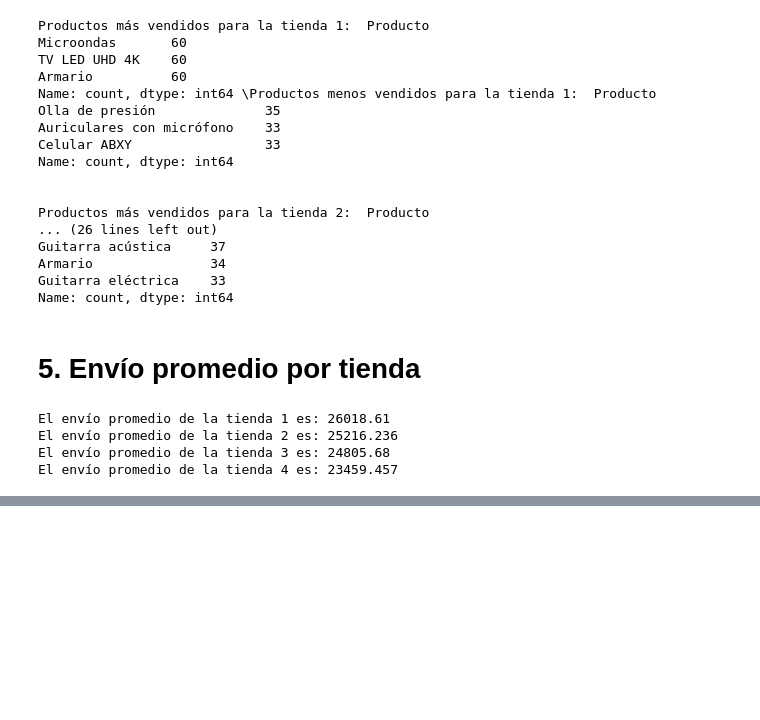
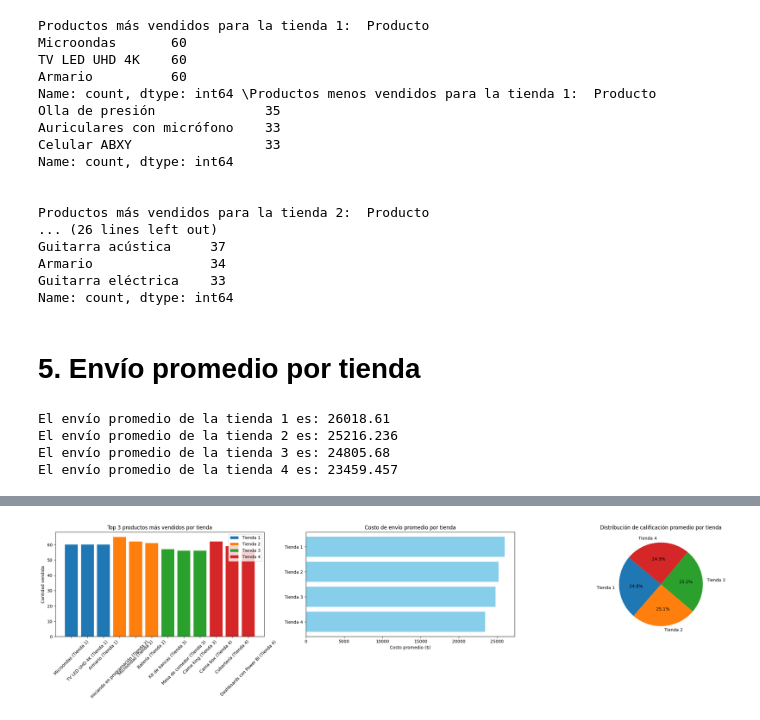
Before and after one commit to KarenSuarezIng/Challenge-Alura-Store, a Jupyter notebook: AluraStoreLatam.ipynb, the cells around one changed output, grey strips where cells are left out. Drawn from its saved outputs; the diff is of its cells as text; code cells hidden in the pictures; blank space fills up the shorter version.

Commit message:
Grafica e informe

```diff
--- a/AluraStoreLatam.ipynb
+++ b/AluraStoreLatam.ipynb
@@ -151,0 +172,48 @@ El envío promedio de la tienda 4 es: 23459.457
+# %%
+import matplotlib.pyplot as plt
+import pandas as pd
+
+# Crear listas para almacenar top 3 de cada tienda
+top_3_list = []
+
+# Llenar las listas con los datos de productos más vendidos
+for i in range(4):
+    top = listaProductos[i].head(3).reset_index()
+    top.columns = ['Producto', 'Cantidad']
+    top['Tienda'] = f'Tienda {i+1}'
+    top_3_list.append(top)
+
+# Unir todos los top 3 en un solo DataFrame
+top_df = pd.concat(top_3_list)
+
+# Etiquetas de las tiendas
+tiendas = ['Tienda 1', 'Tienda 2', 'Tienda 3', 'Tienda 4']
+
+# --- GRAFICAR ---
+fig, axs = plt.subplots(1, 3, figsize=(24, 6))  # Ahora 3 columnas de gráficos
+
+# 1. Gráfico de barras: Top 3 productos más vendidos
+for tienda in top_df['Tienda'].unique():
+    data = top_df[top_df['Tienda'] == tienda]
+    axs[0].bar(data['Producto'] + " (" + tienda + ")", data['Cantidad'], label=tienda)
+
+axs[0].set_title('Top 3 productos más vendidos por tienda')
+axs[0].set_ylabel('Cantidad vendida')
+axs[0].tick_params(axis='x', rotation=45)
+axs[0].legend()
+
+# 2. Gráfico de barras horizontales: costo de envío promedio
+axs[1].barh(tiendas, envioPromedio, color='skyblue')
+axs[1].set_title('Costo de envío promedio por tienda')
+axs[1].set_xlabel('Costo promedio ($)')
+axs[1].invert_yaxis()
+
+# 3. Gráfico pastel: calificación promedio
+axs[2].pie(calificacionPromedio, labels=tiendas, autopct='%1.1f%%', startangle=140)
+axs[2].set_title('Distribución de calificación promedio por tienda')
+
+# Ajustar espacio
+plt.tight_layout()
+plt.show()
+# %% [output]
+[figure, added]
```
Also changed, not shown: parts of 5 cells of this notebook.
